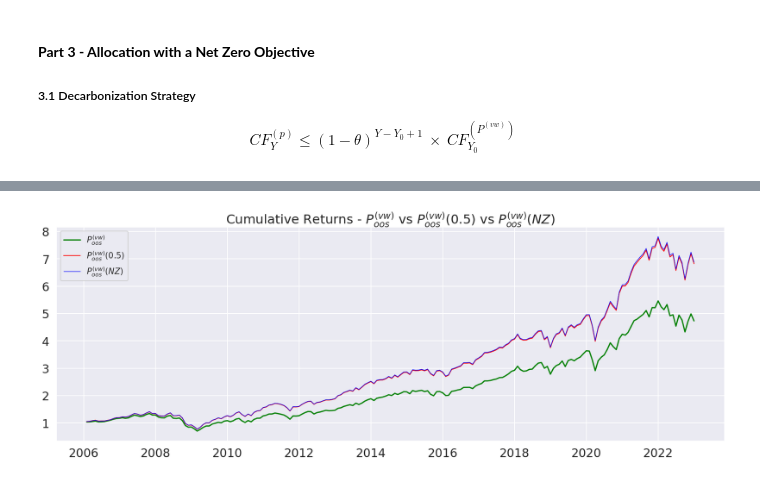
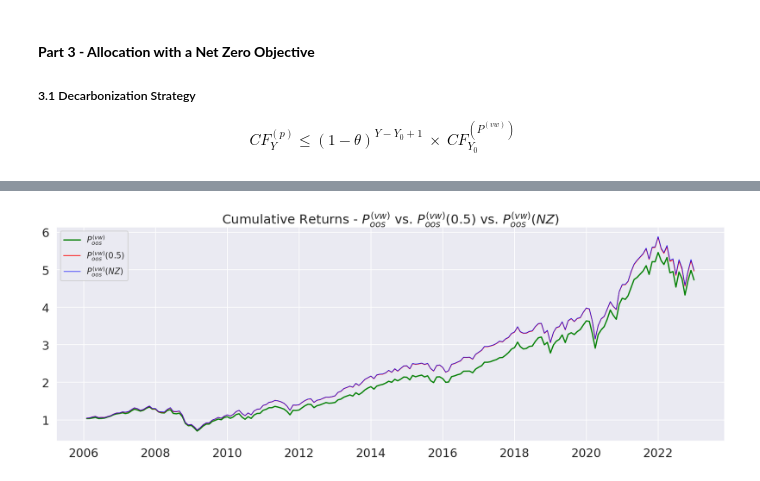
Before and after one commit to dorentinmorina/SAAM, a Jupyter notebook: main.ipynb, the cells around one changed output, grey strips where cells are left out. Cells and saved outputs as stored; diff of their text form; code cells hidden in the pictures.

```diff
--- a/main.ipynb
+++ b/main.ipynb
@@ -841,11 +903,10 @@ s.t.\quad \alpha_{i,Y} \ge 0 \quad \quad \text{for all i}
 $$
 # %%
 ## Compute the Carbon Footprint of the value-weighted portfolio
-capy = mv_y.iloc[:,mv_y.columns.isin(range(2006, 2022+1))].sum()
+capy = mv_y.iloc[:,mv_y.columns.isin(range(2005, 2021+1))].sum()
 
-cfy_vw = pd.DataFrame(columns=['Carbon Footprint'])
-for year in range(2006, 2022+1):
-    cfy_vw.loc[year] = carbon_em.sum()[year-1] * 1/capy[year]
+cfy_vw = 1/capy * carbon_em.sum()
+cfy_vw.index = cfy_vw.index + 1
 
 cfy_vw
 # %% [output]
@@ -870,6 +931,7 @@ cfy_vw
 # %%
-## All the weights as of 31 December Y in the same df
+## All the weights for year Y
 mv_yearly_weights = mv_weights.T.copy()
 mv_yearly_weights.index = pd.to_datetime(mv_yearly_weights.index)
 mv_yearly_weights = mv_yearly_weights.resample('Y').last()
-mv_yearly_weights.index = mv_yearly_weights.index.year
+mv_yearly_weights.index = mv_yearly_weights.index.year + 1
+mv_yearly_weights = mv_yearly_weights.iloc[:-1,:]
@@ -884,7 +951,7 @@ def carbon_footprint_constraint2(weights, year, initial_invest):
         weights = pd.Series(weights, index=df_m.columns)
 
     carbonfp = (((weights * initial_invest) / mv_y[year-1]) * carbon_em[year-1] * 1/initial_invest).sum()
-    target = cfy_vw.loc[year].values[0] * 0.5
+    target = cfy_vw.loc[year] * 0.5
 
     return -(carbonfp - target)
 # %%
@@ -1013,7 +1106,7 @@ def carbon_reduction_constraint(weights, year, initial_invest):
         weights = pd.Series(weights, index=df_m.columns)
 
     carbonfp = (((weights * initial_invest) / mv_y[year-1]) * carbon_em[year-1] * 1/initial_invest).sum()
-    target = cfy_vw.loc[2006].values[0] * ((1-0.10) ** (year-2006+1))
+    target = cfy_vw.loc[2006] * ((1-0.10) ** (year-2006+1))
 
     return -(carbonfp - target)
 # %%
@@ -1115,17 +1234,17 @@ pd.concat([portfolio_vw, portfolio_vw05, portfolio_nz], axis=1)
 # %%
 fig, ax = plt.subplots(figsize=(18,7))
 
 bench_cumprod = (1 + mv_perf).cumprod()
 portfolio05_cumprod = (1+performances_vwdf).cumprod()
 portfolionz_cumprod = (1+performances_nz).cumprod()
 
-ax.title.set_text('Cumulative Returns - $P_{oos}^{(vw)}$ vs $P_{oos}^{(vw)}(0.5)$ vs $P_{oos}^{(vw)}(NZ)$')
+ax.title.set_text('Cumulative Returns - $P_{oos}^{(vw)}$ vs. $P_{oos}^{(vw)}(0.5)$ vs. $P_{oos}^{(vw)}(NZ)$')
 ax.plot(bench_cumprod, color='green', label="$P_{oos}^{(vw)}$")
 ax.plot(portfolio05_cumprod, color='red', label="$P_{oos}^{(vw)}(0.5)$", lw = 1.5)
 ax.plot(portfolionz_cumprod, color='blue', lw=1,  label="$P_{oos}^{(vw)}(NZ)$")
 ax.legend(prop = { "size": 15 })
 
 plt.tight_layout()
 plt.show()
 # %% [output]
-[figure, old version]
+[figure, new version]
```
Also changed, not shown: parts of 19 cells of this notebook.
